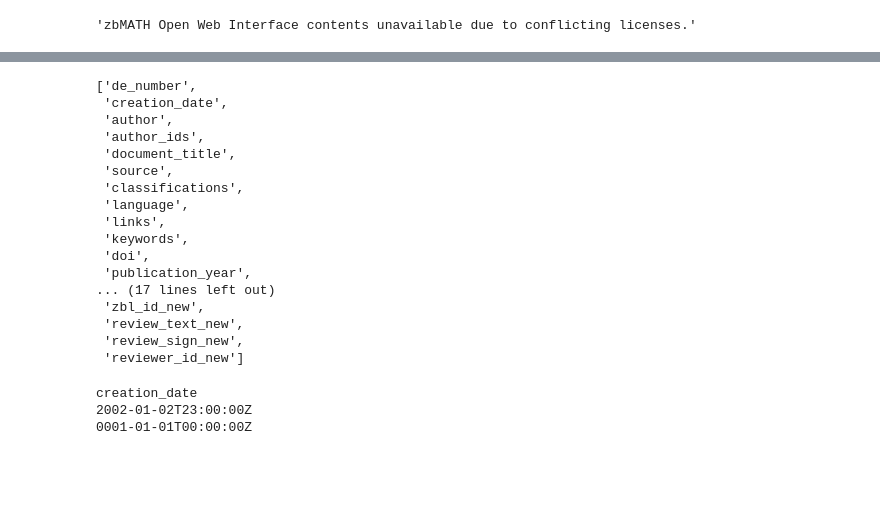
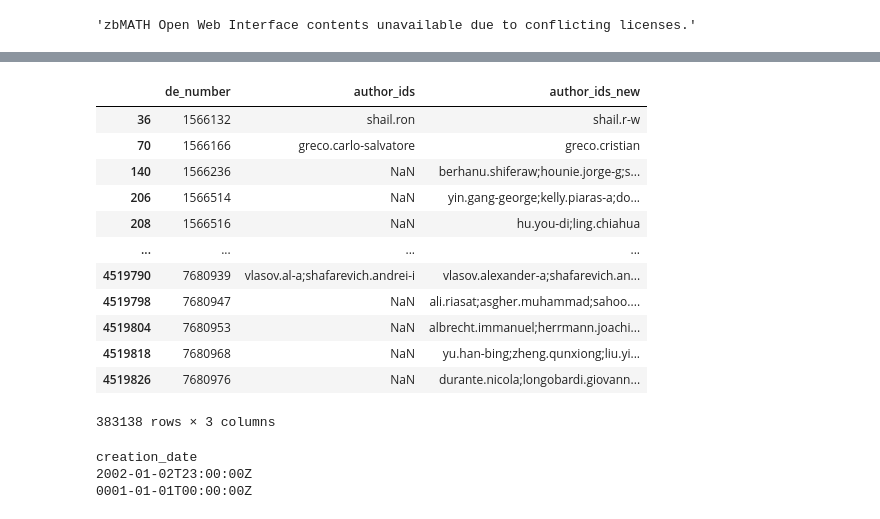
Before and after one commit to MaRDI4NFDI/docker-importer, a Jupyter notebook: mardi_importer/mardi_importer/zbmath/test.ipynb, the cells around one changed output, grey strips where cells are left out. Cells and saved outputs as stored; diff of their text form; code cells hidden in the pictures; blank space fills up the shorter version.

```diff
--- a/mardi_importer/mardi_importer/zbmath/test.ipynb
+++ b/mardi_importer/mardi_importer/zbmath/test.ipynb
@@ -25,23 +28,19 @@ df[df.links != df.links_new][['de_number','links', 'links_new']]
-# %%
-list(df)
-# %% [output]
-['de_number',
- 'creation_date',
- 'author',
- 'author_ids',
- 'document_title',
- 'source',
- 'classifications',
- 'language',
- 'links',
- 'keywords',
- 'doi',
- 'publication_year',
-... (17 lines left out)
- 'zbl_id_new',
- 'review_text_new',
- 'review_sign_new',
- 'reviewer_id_new']
+# %%
+df[(df.author_ids != df.author_ids_new) & (~df.author_ids_new.isna())][['de_number','author_ids', 'author_ids_new']]
+# %% [output]
+|  | de_number | author_ids | author_ids_new |
+| 36 | 1566132 | shail.ron | shail.r-w |
+| 70 | 1566166 | greco.carlo-salvatore | greco.cristian |
+| 140 | 1566236 | NaN | berhanu.shiferaw;hounie.jorge-g;s... |
+| 206 | 1566514 | NaN | yin.gang-george;kelly.piaras-a;do... |
+| 208 | 1566516 | NaN | hu.you-di;ling.chiahua |
+| ... | ... | ... | ... |
+| 4519790 | 7680939 | vlasov.al-a;shafarevich.andrei-i | vlasov.alexander-a;shafarevich.an... |
+| 4519798 | 7680947 | NaN | ali.riasat;asgher.muhammad;sahoo.... |
+| 4519804 | 7680953 | NaN | albrecht.immanuel;herrmann.joachi... |
+| 4519818 | 7680968 | NaN | yu.han-bing;zheng.qunxiong;liu.yi... |
+| 4519826 | 7680976 | NaN | durante.nicola;longobardi.giovann... |
+383138 rows × 3 columns
 # %%
 # pids = {title: "wdt:P1476", zbl_id: "wdt:P894", arxiv_id: "wdt:P818", doi: "wdt:P356", author: "wdt:P50", journal: "wdt:P1433", creation_date: "wdt:P577", links: "wdt:P953", review_text: ?, reviewer: "wdt:P4032",
 #        classifications: "wdt:P3285", keywords: ?, author_id = ?}
```
Also changed, not shown: parts of 3 cells of this notebook.
